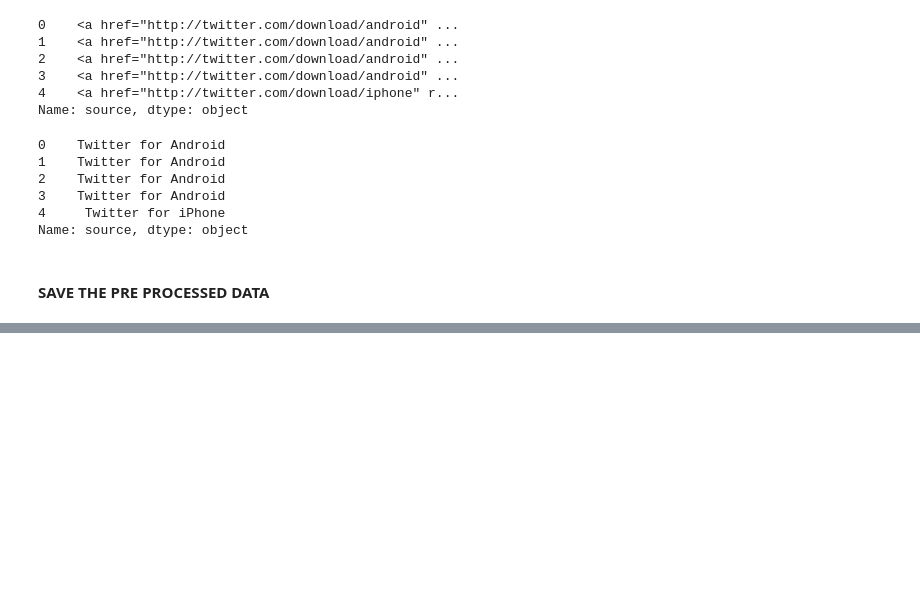
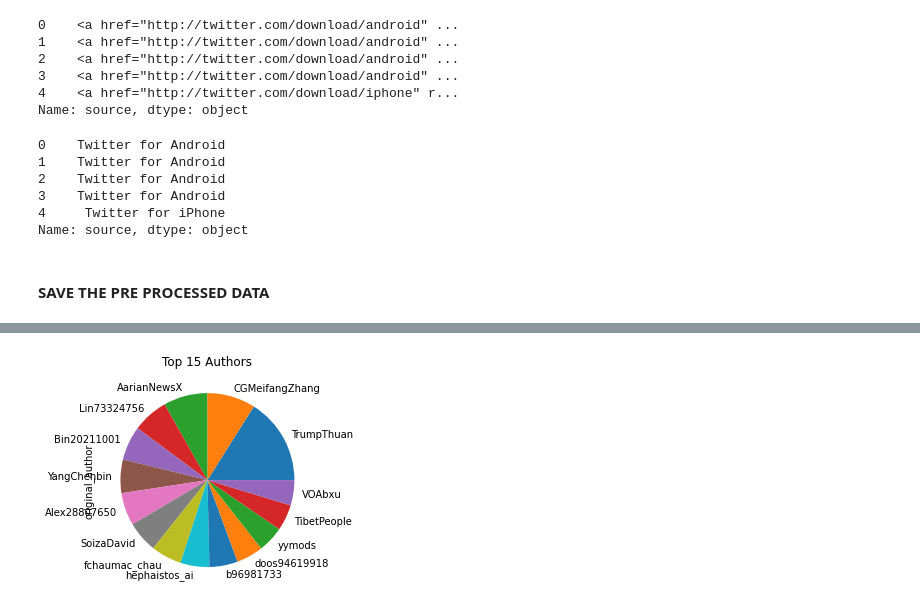
Before and after one commit to natyrix/Twitter-Data-Analysis, a Jupyter notebook: notebooks/Data exploration and pre-processing.ipynb, the cells around one changed output, grey strips where cells are left out. Drawn from its saved outputs; the diff is of its cells as text; code cells hidden in the pictures; blank space fills up the shorter version.

Commit message:
Data Exploration Started

```diff
--- a/notebooks/Data exploration and pre-processing.ipynb
+++ b/notebooks/Data exploration and pre-processing.ipynb
@@ -241,0 +294,6 @@ global_tweets_df.to_csv("../data/processed_global_data_tweets.csv", index=False)
+# %%
+global_tweets_df['original_author'].value_counts().head(15).plot(kind='pie',  title="Top 15 Authors");
+#Top 15 authors plotted using pie chart
+#We can see that author "TrumpThuan" has 116 tweets making him/her the top author of the collected data.
+# %% [output]
+[figure, added]
```
Also changed, not shown: parts of 18 cells of this notebook.
